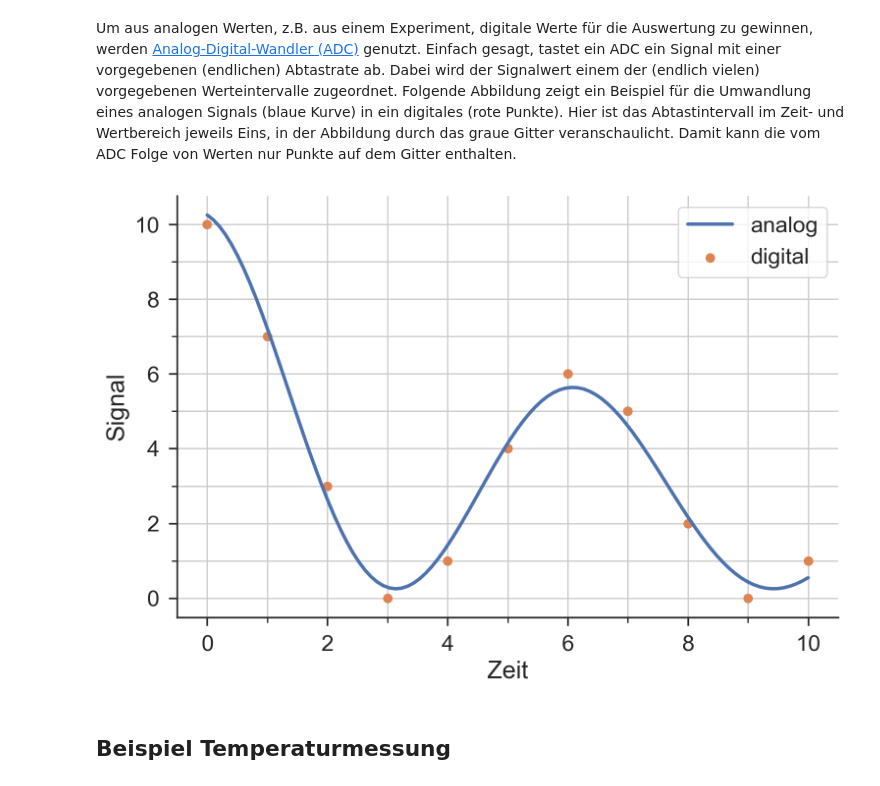
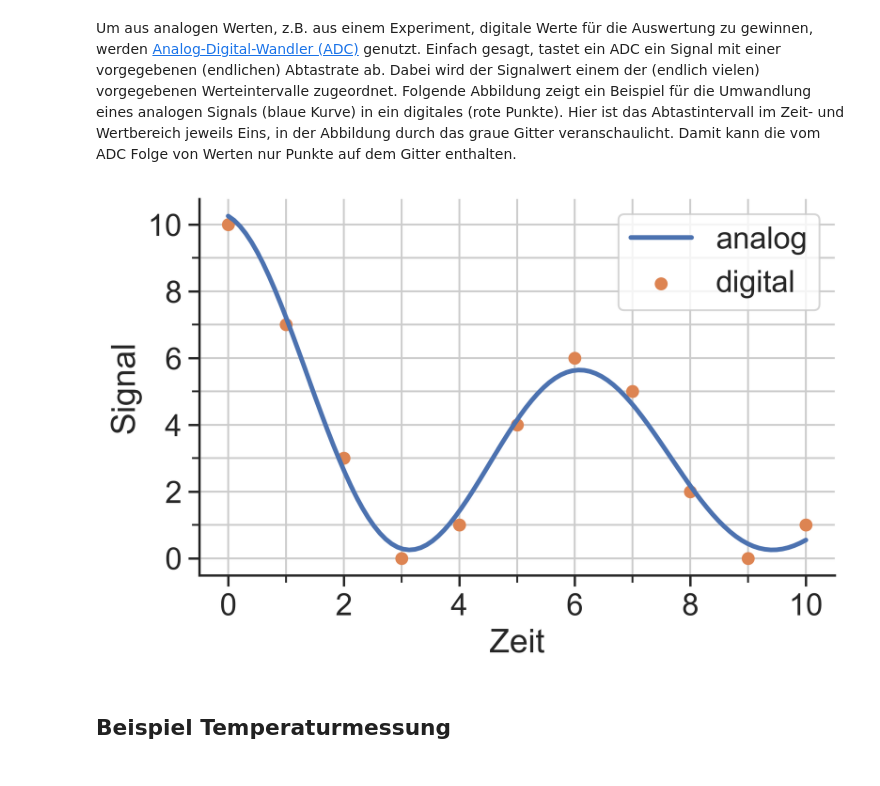
Before and after one commit to lu-kas/Vorlesung_Ingenieurinformatik, a Jupyter notebook: Content/Script/01_computer/012_digitale_informationen.ipynb, the cells around one changed output. Saved outputs shown, nothing was run; the diff lists cells and outputs as text; code cells hidden in the pictures.

```diff
--- a/Content/Script/01_computer/012_digitale_informationen.ipynb
+++ b/Content/Script/01_computer/012_digitale_informationen.ipynb
@@ -15,7 +15,7 @@ Um aus analogen Werten, z.B. aus einem Experiment, digitale Werte für die Auswe
 Folgende Abbildung zeigt ein Beispiel für die Umwandlung eines analogen Signals (blaue Kurve) in ein digitales (rote Punkte). Hier ist das Abtastintervall im Zeit- und Wertbereich jeweils Eins, in der Abbildung durch das graue Gitter veranschaulicht. Damit kann die vom ADC Folge von Werten nur Punkte auf dem Gitter enthalten.
 # %%
 import matplotlib as mpl
-mpl.rcParams['figure.dpi']= 200
+mpl.rcParams['figure.dpi']= 400
 
 import matplotlib.pyplot as plt
 
@@ -35,34 +35,34 @@ td = np.linspace(0, 10, 11)
 fd = np.round((np.cos(td) + 1) * 5*np.exp(-td/10) + 0.25)
 
 
 #ax = sns.lineplot(t, f)
 plt.plot(t, f, label='analog')
 plt.scatter(td, fd, label='digital', color="C1")
 plt.xlabel("Zeit")
 plt.ylabel("Signal")
 
 #ax.set(xlabel="Zeit", ylabel="Signal", label='analog')
 sns.despine()
 
 
 xmajor_ticks = np.arange(0, 12, 2)
 xminor_ticks = np.arange(0, 11, 1)
 ymajor_ticks = np.arange(0, 12, 2)
 yminor_ticks = np.arange(0, 11, 1)
 
 ax = plt.gca()
 
 ax.set_xticks(xmajor_ticks)
 ax.set_xticks(xminor_ticks, minor=True)
 ax.set_yticks(ymajor_ticks)
 ax.set_yticks(yminor_ticks, minor=True)
 
 plt.tight_layout()
 plt.grid(which='both')
 plt.legend()
 plt.savefig('./bilder/signal_digital_analog.png')
 # %% [output]
-[figure, old version]
+[figure, new version]
 # %% [markdown]
 ## Beispiel Temperaturmessung
 # %% [markdown]
```
Also changed, not shown: parts of 1 cell of this notebook, 3 other files.
